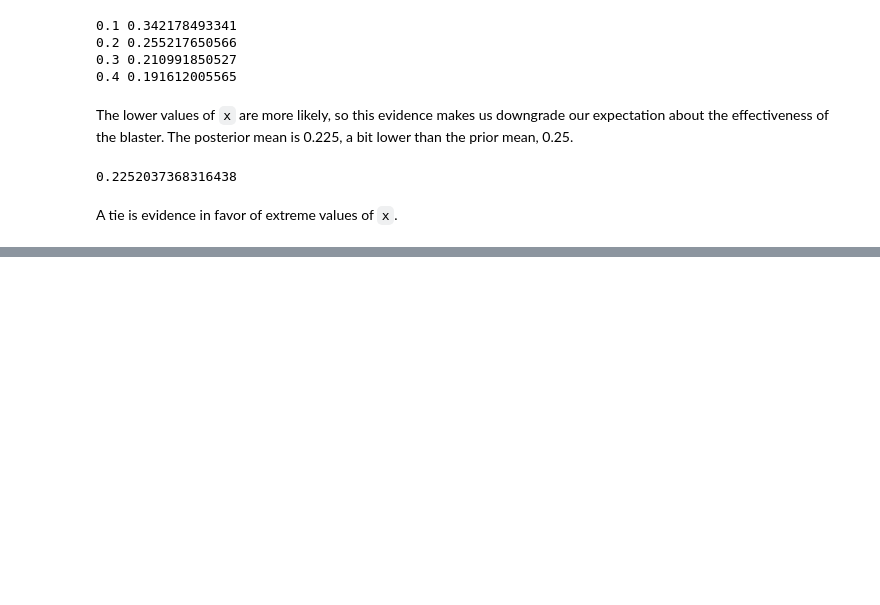
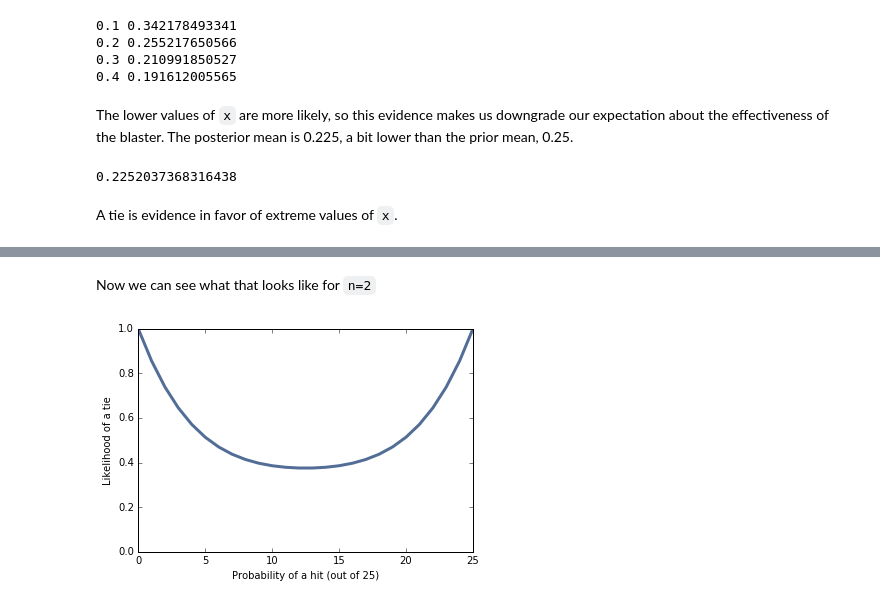
Before and after one commit to AllenDowney/ProbablyOverthinkingIt, a Jupyter notebook: socks_and_skeets.ipynb, the cells around one changed output, grey strips where cells are left out. Drawn from its saved outputs; the diff is of its cells as text; code cells hidden in the pictures; blank space fills up the shorter version.

```diff
--- a/socks_and_skeets.ipynb
+++ b/socks_and_skeets.ipynb
@@ -183,0 +195,7 @@ A tie is evidence in favor of extreme values of `x`.
+# %%
+from scipy.stats import binom
+
+k = 10
+n = 25
+p = 13/25
+binom.pmf(k, n, p)
@@ -183,0 +210,24 @@ A tie is evidence in favor of extreme values of `x`.
+# %%
+def likelihood(data, hypo):
+    """Likelihood of data under hypo.
+
+    data: tuple of (number of shots, 'tie' or 'no tie')
+    hypo: hypothetical number of hits out of 25
+    """
+    p = hypo / 25
+    n, outcome = data
+    like = sum([binom.pmf(k, n, p)**2 for k in range(n+1)])
+    return like if outcome=='tie' else 1-like
+# %% [markdown]
+Now we can see what that looks like for `n=2`
+# %%
+data = 2, 'tie'
+
+hypos = range(0, 26)
+likes = [likelihood(data, hypo) for hypo in hypos]
+thinkplot.Plot(hypos, likes)
+thinkplot.Config(xlabel='Probability of a hit (out of 25)',
+                 ylabel='Likelihood of a tie',
+                 ylim=[0, 1])
+# %% [output]
+[figure, added]
```
Also changed, not shown: parts of 24 cells of this notebook.
